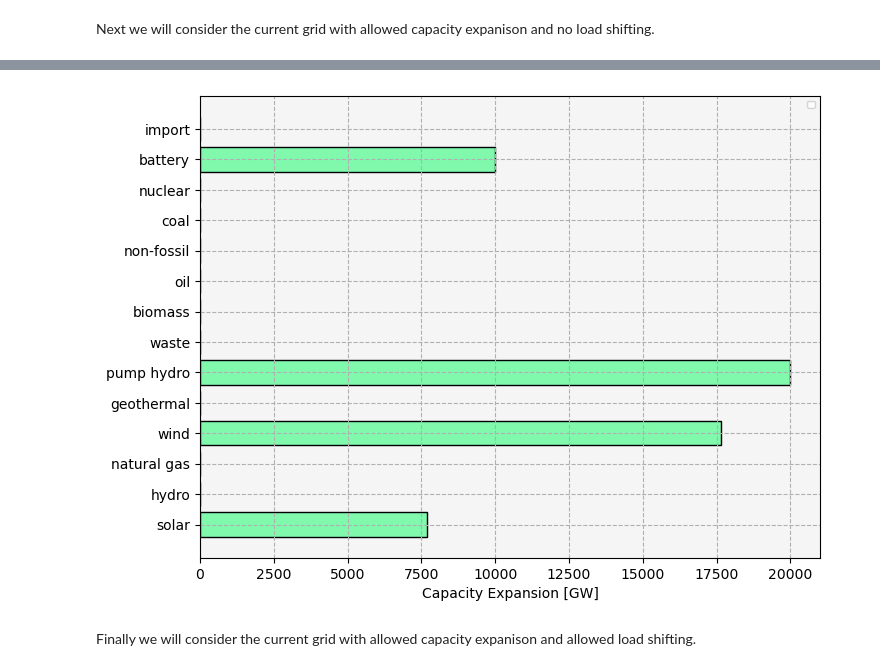
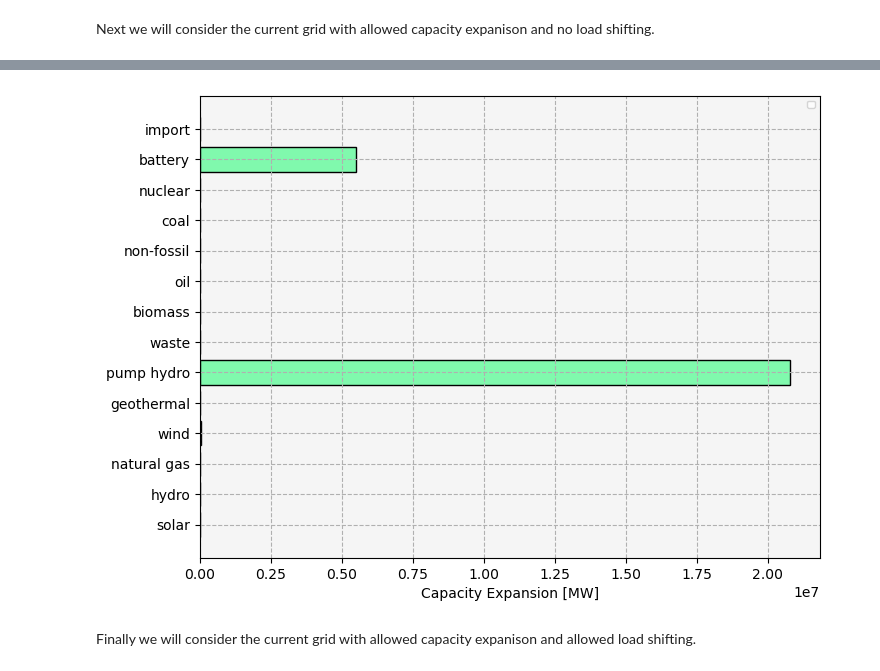
Before and after one commit to ucdavis/good_model, a Jupyter notebook: Example.ipynb, the cells around one changed output, grey strips where cells are left out. Cells and saved outputs as stored; diff of their text form; code cells hidden in the pictures.

Commit message:
Aaron 3/11/2025 1: Fixed strage capex?

```diff
--- a/Example.ipynb
+++ b/Example.ipynb
@@ -41,7 +45,8 @@ deep_reload(good)
 
 graph = good.graph.graph_from_json('Examples/WEC.json')
 
-graph = good.graph.subgraph(graph, [n for n in graph.nodes if 'WEC_' in n])
+nodes = ['WEC_BANC', 'WEC_CALN', 'WEC_LADW', 'WEC_SDGE', 'WECC_IID' , 'WECC_SCE']
+graph = good.graph.subgraph(graph, nodes)
 
 policies = good.utilities.read_json('Examples/RPS.json')
 
@@ -62,7 +67,7 @@ deep_reload(good)
 
 kw = {
     'verbose': True,
-    'steps': (6 * 32 * 24, 6 * 32 * 24 + 24 * 7),
+    'steps': (6 * 32 * 24, 6 * 32 * 24 + 24 * 1),
     'shortfall_capacity': np.inf,
     'shortfall_cost': 1e3,
     'wastage_capacity': np.inf,
@@ -378,7 +389,8 @@ deep_reload(good)
 
 graph = good.graph.graph_from_json('Examples/WEC.json')
 
-graph = good.graph.subgraph(graph, [n for n in graph.nodes if 'WEC_' in n])
+nodes = ['WEC_BANC', 'WEC_CALN', 'WEC_LADW', 'WEC_SDGE', 'WECC_IID' , 'WECC_SCE']
+graph = good.graph.subgraph(graph, nodes)
 
 policies = good.utilities.read_json('Examples/RPS.json')
 
@@ -389,9 +401,10 @@ for source, node in graph._node.items():
 
         if asset['_class'] == 'Store':
 
-            asset['capex_capacity'] = 1e10
-            asset['capex_cost'] = 1e3 / (52 * 5) * 0
-            asset['ramp_rate'] = .1
+            asset['capex_capacity'] = np.inf
+            asset['capex_cost'] = 1e-3 / (52 * 5) * 1e-10
+            # asset['production_rate'] = .25
+            # asset['consumption_rate'] = .25
 # %%
 '''
 Building from graph
@@ -407,7 +420,7 @@ kw = {
     'wastage_cost': 1e3,
 }
 
-network = good.optimization.network.Network(**kw).from_graph(graph, policies = policies)
+network = good.optimization.network.Network(**kw).from_graph(graph, policies = [])
 
 '''
 Building the model
@@ -677,35 +693,35 @@ for key, val in capex_amounts.items():
 
     capex_amounts[key] = np.vstack(val).sum(axis = 0)[0] / 1e6
 
 fig, ax = plt.subplots(figsize = (8, 6))
 
 kw = {
     'color': 'xkcd:seafoam',
     'ec': 'k',
 }
 
 ax.barh(list(capex_amounts.keys()), list(capex_amounts.values()), **kw)
 
 kw = {
     'facecolor': 'whitesmoke',
-    'xlabel': 'Capacity Expansion [GW]',
+    'xlabel': 'Capacity Expansion [MW]',
 }
 
 _ = ax.set(**kw)
 
 kw = {
     'ls': '--',
 }
 
 _ = ax.grid(**kw)
 
 kw = {
     'fontsize': 'x-small',
 }
 
 _ = ax.legend(**kw)
 # %% [output]
-[figure, old version]
+[figure, new version]
 # %% [markdown]
 Finally we will consider the current grid with allowed capacity expanison and allowed load shifting.
 # %%
```
Also changed, not shown: parts of 24 cells of this notebook, 2 other files.
